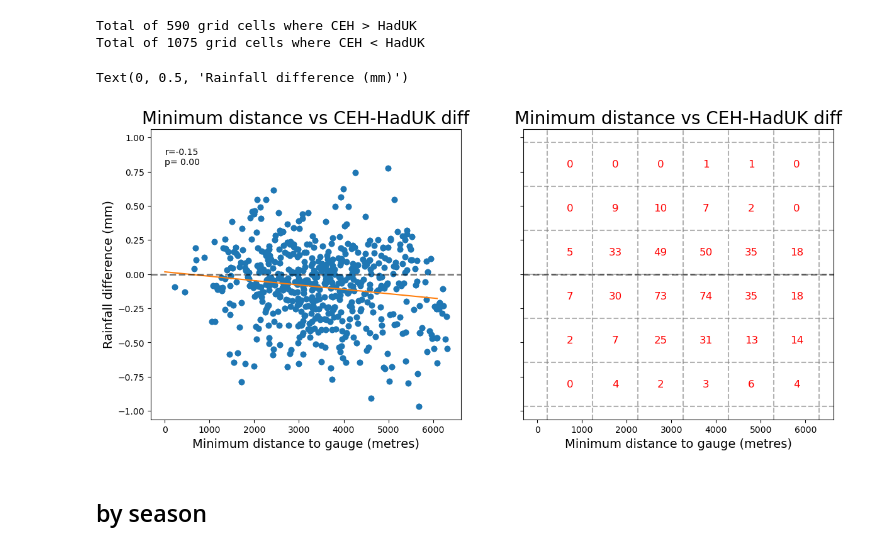
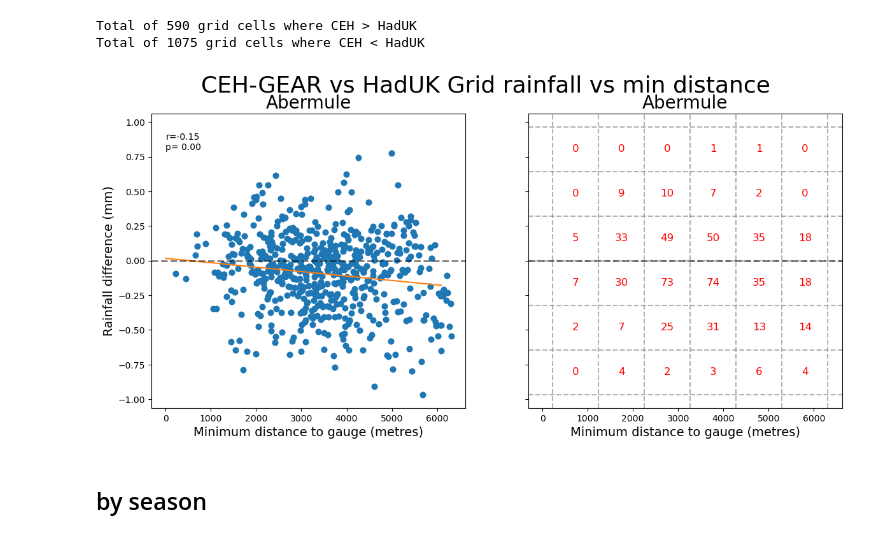
Before and after one commit to Thomasjkeel/FDRI-comparing-rainfall-data-in-upper-severn, a Jupyter notebook: notebooks/explore_differences_in_gridded_datasets.ipynb, the cells around one changed output. Saved outputs shown, nothing was run; the diff lists cells and outputs as text; code cells hidden in the pictures.

```diff
--- a/notebooks/explore_differences_in_gridded_datasets.ipynb
+++ b/notebooks/explore_differences_in_gridded_datasets.ipynb
@@ -351,23 +353,25 @@ Total of 1075 grid cells where CEH < HadUK
 # %%
 x = region_diff_mean['min_dist'].data.flatten()
 y = region_diff_mean['rain_mm_diff'].data.flatten()
 
 ## workaround required when using mask
 x = x[np.isfinite(x)]
 y = y[np.isfinite(y)]
 
 fig, axes = plt.subplots(1, 2, figsize=(14, 6), sharex=True, sharey=True)
 plot_scatter_w_regline(x, y, axes[0])
 plot_quadrat_count_plot(x, y, axes[1])
 for ax in axes:
-    ax.set_title("Minimum distance vs CEH-HadUK diff", size=20)
+    ax.set_title(f"{region_to_examine}", size=20)
     ax.set_xlabel("Minimum distance to gauge (metres)", size=14)
     ax.axhline(0, linestyle='--', linewidth=2, color='k', alpha=.5)
 
 axes[0].set_ylabel("Rainfall difference (mm)", size=14)
+fig.suptitle("CEH-GEAR vs HadUK Grid rainfall vs min distance", size=26)
+
+# fig.savefig('../figures/ceh_vs_haduk_differences/abermule_rainfall_vs_mindist_scatter.png', bbox_inches='tight', dpi=200)
 # %% [output]
-Text(0, 0.5, 'Rainfall difference (mm)')
-[figure, old version]
+[figure, new version]
 # %% [markdown]
 ## by season
 # %%
```
Also changed, not shown: parts of 3 cells of this notebook, 5 other files.
